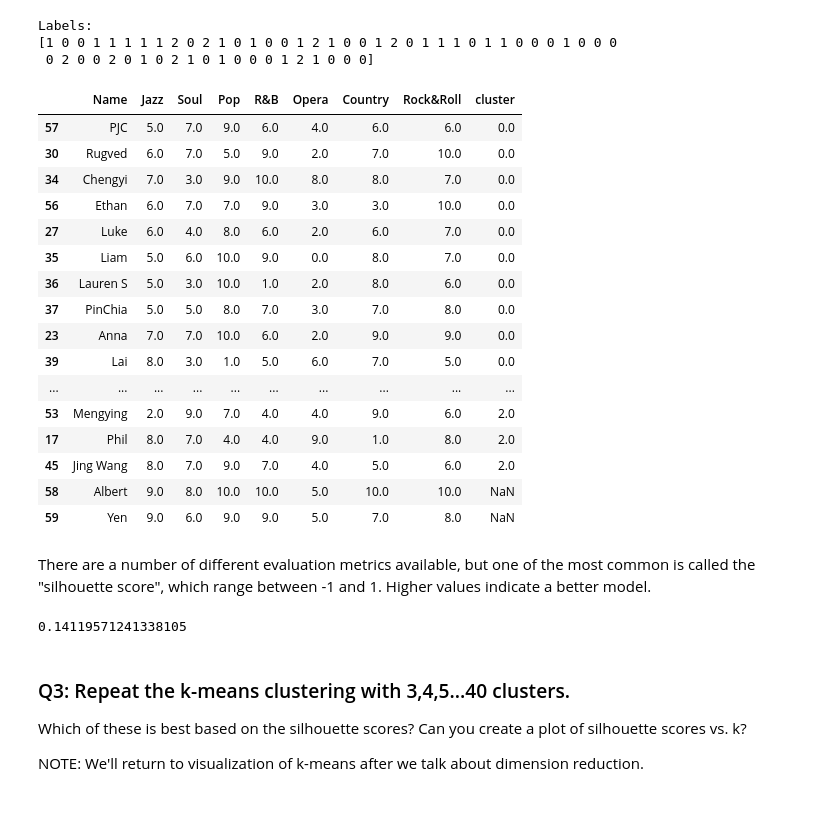
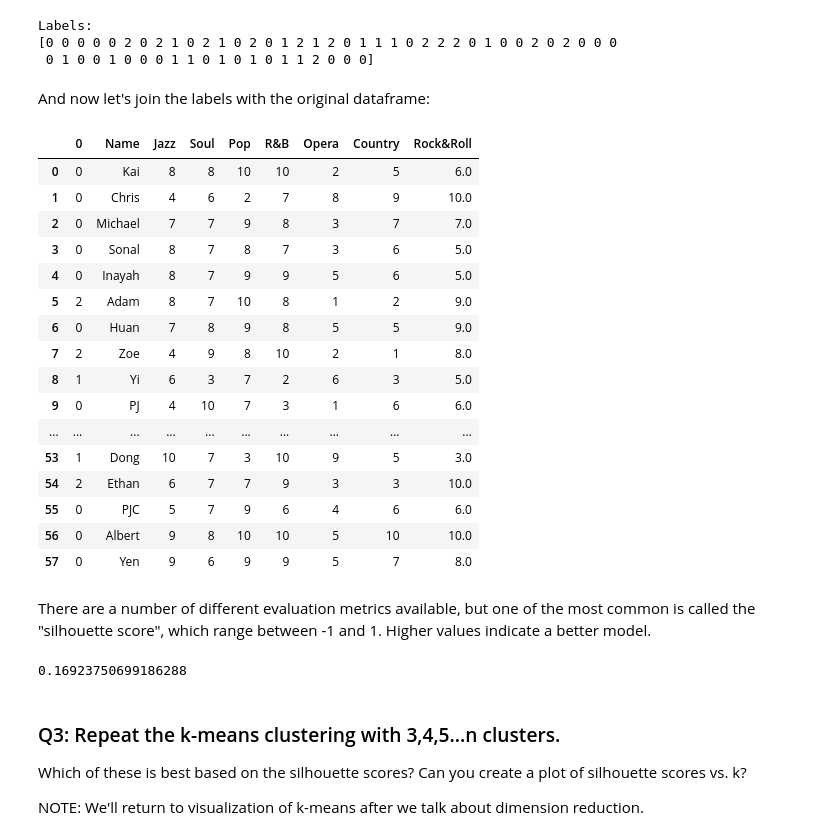
Before and after one commit to anhnguyendepocen/si370, a Jupyter notebook: 370_11_Clustering.ipynb, the cells around one changed output. Drawn from its saved outputs; the diff is of its cells as text; code cells hidden in the pictures; blank space fills up the shorter version.

Commit message:
Fix indexing

```diff
--- a/370_11_Clustering.ipynb
+++ b/370_11_Clustering.ipynb
@@ -100,5 +100,5 @@ music_nonames.head()
 | 4 | 8 | 7 | 9 | 9 | 5 | 6 | 5.0 |
 # %%
 model = AgglomerativeClustering(n_clusters=3) # we can make up the value for clusters
-model.fit_predict(music_nolabels)
+model.fit_predict(music_nonames)
 # %% [output]
@@ -192,33 +194,35 @@ import matplotlib.pyplot as plt
 %matplotlib inline
 # %%
 kmeans = KMeans(n_clusters=3) # start with 2 clusters
-kmeans.fit(music_nonames.values)
+kmeans.fit(music_nonames)
 print("Labels:")
 print(kmeans.labels_)
-
-clusters = pd.concat([music,pd.Series(kmeans.labels_,name='cluster')],axis=1)
-clusters.sort_values('cluster')
 # %% [output]
 Labels:
-[1 0 0 1 1 1 1 1 2 0 2 1 0 1 0 0 1 2 1 0 0 1 2 0 1 1 1 0 1 1 0 0 0 1 0 0 0
- 0 2 0 0 2 0 1 0 2 1 0 1 0 0 0 1 2 1 0 0 0]
+[0 0 0 0 0 2 0 2 1 0 2 1 0 2 0 1 2 1 2 0 1 1 1 0 2 2 2 0 1 0 0 2 0 2 0 0 0
+ 0 1 0 0 1 0 0 0 1 1 0 1 0 1 0 1 1 2 0 0 0]
-|  | Name | Jazz | Soul | Pop | R&B | Opera | Country | Rock&Roll | cluster |
-| 57 | PJC | 5.0 | 7.0 | 9.0 | 6.0 | 4.0 | 6.0 | 6.0 | 0.0 |
-| 30 | Rugved | 6.0 | 7.0 | 5.0 | 9.0 | 2.0 | 7.0 | 10.0 | 0.0 |
-| 34 | Chengyi | 7.0 | 3.0 | 9.0 | 10.0 | 8.0 | 8.0 | 7.0 | 0.0 |
-| 56 | Ethan | 6.0 | 7.0 | 7.0 | 9.0 | 3.0 | 3.0 | 10.0 | 0.0 |
-| 27 | Luke | 6.0 | 4.0 | 8.0 | 6.0 | 2.0 | 6.0 | 7.0 | 0.0 |
-| 35 | Liam | 5.0 | 6.0 | 10.0 | 9.0 | 0.0 | 8.0 | 7.0 | 0.0 |
-| 36 | Lauren S | 5.0 | 3.0 | 10.0 | 1.0 | 2.0 | 8.0 | 6.0 | 0.0 |
-| 37 | PinChia | 5.0 | 5.0 | 8.0 | 7.0 | 3.0 | 7.0 | 8.0 | 0.0 |
-| 23 | Anna | 7.0 | 7.0 | 10.0 | 6.0 | 2.0 | 9.0 | 9.0 | 0.0 |
-| 39 | Lai | 8.0 | 3.0 | 1.0 | 5.0 | 6.0 | 7.0 | 5.0 | 0.0 |
-| ... | ... | ... | ... | ... | ... | ... | ... | ... | ... |
-| 53 | Mengying | 2.0 | 9.0 | 7.0 | 4.0 | 4.0 | 9.0 | 6.0 | 2.0 |
-| 17 | Phil | 8.0 | 7.0 | 4.0 | 4.0 | 9.0 | 1.0 | 8.0 | 2.0 |
-| 45 | Jing Wang | 8.0 | 7.0 | 9.0 | 7.0 | 4.0 | 5.0 | 6.0 | 2.0 |
-| 58 | Albert | 9.0 | 8.0 | 10.0 | 10.0 | 5.0 | 10.0 | 10.0 | NaN |
-| 59 | Yen | 9.0 | 6.0 | 9.0 | 9.0 | 5.0 | 7.0 | 8.0 | NaN |
+# %% [markdown]
+And now let's join the labels with the original dataframe:
+# %%
+pd.concat([pd.DataFrame(kmeans.labels_).reset_index(),music.reset_index()],axis=1).drop('index',axis=1)
+# %% [output]
+|  | 0 | Name | Jazz | Soul | Pop | R&B | Opera | Country | Rock&Roll |
+| 0 | 0 | Kai | 8 | 8 | 10 | 10 | 2 | 5 | 6.0 |
+| 1 | 0 | Chris | 4 | 6 | 2 | 7 | 8 | 9 | 10.0 |
+| 2 | 0 | Michael | 7 | 7 | 9 | 8 | 3 | 7 | 7.0 |
+| 3 | 0 | Sonal | 8 | 7 | 8 | 7 | 3 | 6 | 5.0 |
+| 4 | 0 | Inayah | 8 | 7 | 9 | 9 | 5 | 6 | 5.0 |
+| 5 | 2 | Adam | 8 | 7 | 10 | 8 | 1 | 2 | 9.0 |
+| 6 | 0 | Huan | 7 | 8 | 9 | 8 | 5 | 5 | 9.0 |
+| 7 | 2 | Zoe | 4 | 9 | 8 | 10 | 2 | 1 | 8.0 |
+| 8 | 1 | Yi | 6 | 3 | 7 | 2 | 6 | 3 | 5.0 |
+| 9 | 0 | PJ | 4 | 10 | 7 | 3 | 1 | 6 | 6.0 |
+| ... | ... | ... | ... | ... | ... | ... | ... | ... | ... |
+| 53 | 1 | Dong | 10 | 7 | 3 | 10 | 9 | 5 | 3.0 |
+| 54 | 2 | Ethan | 6 | 7 | 7 | 9 | 3 | 3 | 10.0 |
+| 55 | 0 | PJC | 5 | 7 | 9 | 6 | 4 | 6 | 6.0 |
+| 56 | 0 | Albert | 9 | 8 | 10 | 10 | 5 | 10 | 10.0 |
+| 57 | 0 | Yen | 9 | 6 | 9 | 9 | 5 | 7 | 8.0 |
 # %% [markdown]
 There are a number of different evaluation metrics available, but one of the most common is called the "silhouette score", which range between -1 and 1.  Higher values indicate a better model.
 # %%
@@ -226,9 +230,9 @@ from sklearn import metrics
 # %%
 metrics.silhouette_score(music_nonames,kmeans.labels_)
 # %% [output]
-0.14119571241338105
+0.16923750699186288
 # %% [markdown]
-### Q3: Repeat the k-means clustering with 3,4,5...40 clusters.
+### Q3: Repeat the k-means clustering with 3,4,5...n clusters.
 Which of these is best based on the silhouette scores?  Can you create a plot of silhouette scores vs. k?
 
 NOTE: We'll return to visualization of k-means after we talk about dimension reduction.
```
Also changed, not shown: parts of 2 cells of this notebook.
